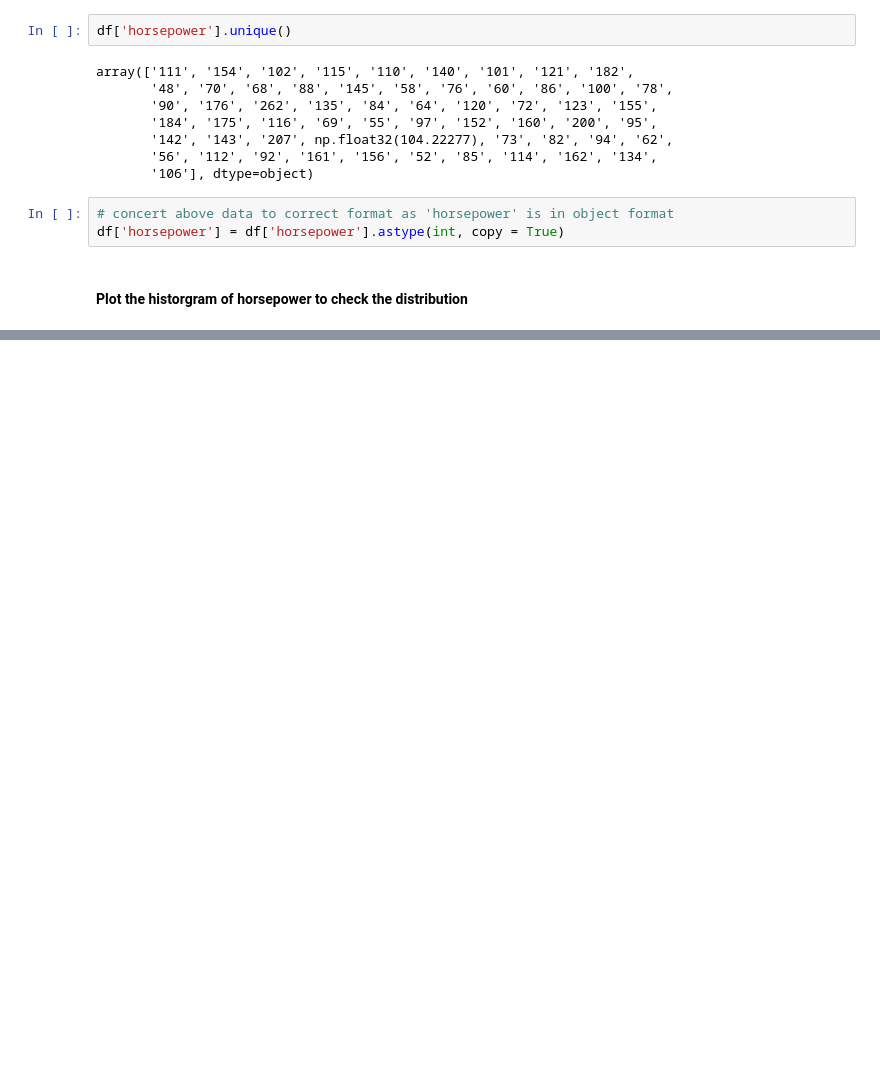
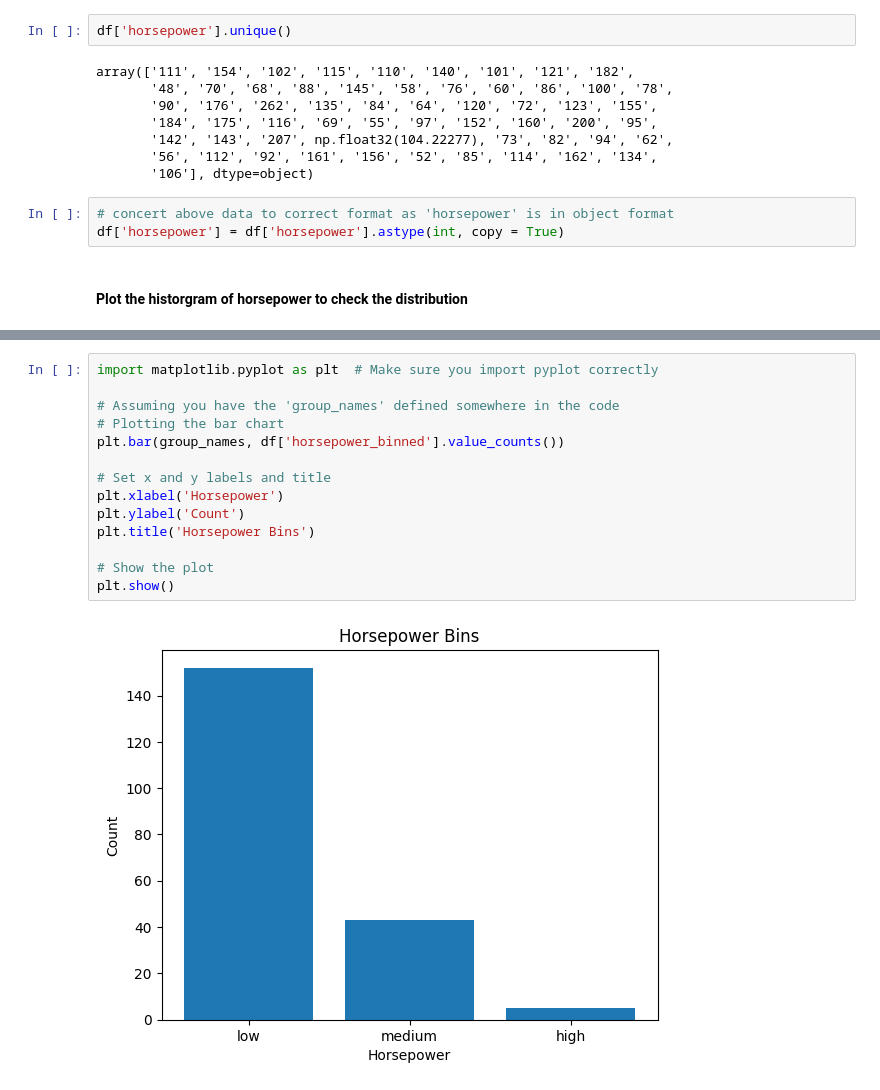
Before and after one commit to ghatanisuresh/DataScience_tutorial, a Jupyter notebook: Data-Wrangling/Automobile-Data-Wrangling-Demo.ipynb, the cells around one changed output, grey strips where cells are left out. Cells and saved outputs as stored; diff of their text form; blank space fills up the shorter version.

```diff
--- a/Data-Wrangling/Automobile-Data-Wrangling-Demo.ipynb
+++ b/Data-Wrangling/Automobile-Data-Wrangling-Demo.ipynb
@@ -871,0 +890,16 @@ df[['horsepower', 'horsepower-binned']].head(20)
+# %%
+import matplotlib.pyplot as plt  # Make sure you import pyplot correctly
+
+# Assuming you have the 'group_names' defined somewhere in the code
+# Plotting the bar chart
+plt.bar(group_names, df['horsepower_binned'].value_counts())
+
+# Set x and y labels and title
+plt.xlabel('Horsepower')
+plt.ylabel('Count')
+plt.title('Horsepower Bins')
+
+# Show the plot
+plt.show()
+# %% [output]
+[figure, added]
```
Also changed, not shown: parts of 34 cells of this notebook, 1 other file.
